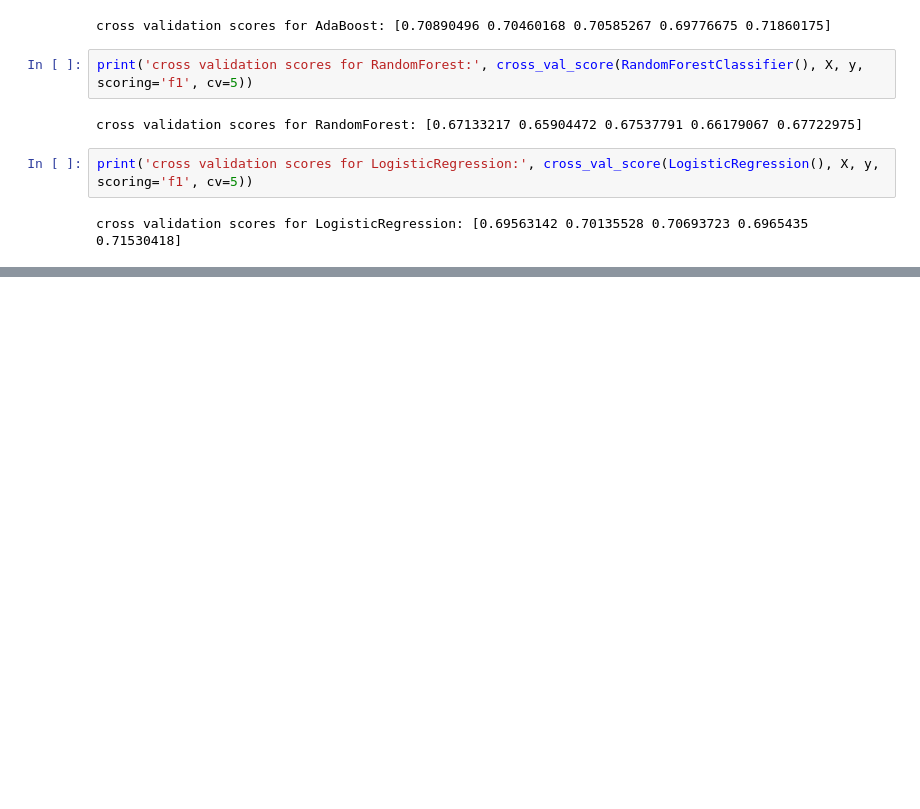
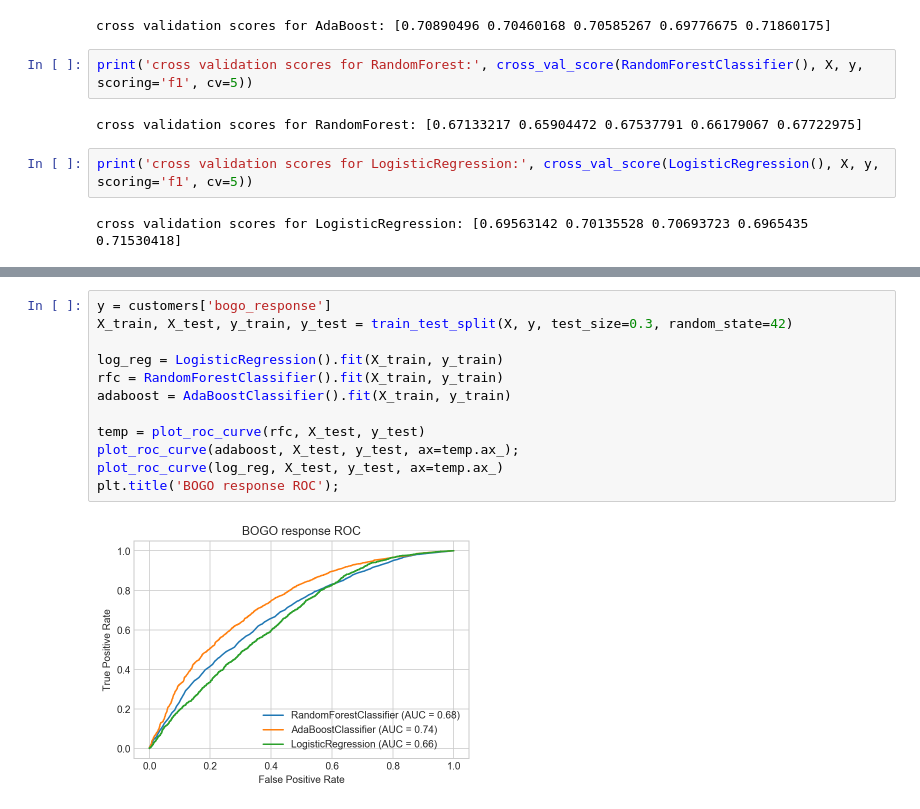
Before and after one commit to kevingao1136/Udacity_DataScience_Nanodegree, a Jupyter notebook: starbucks_capstone/Starbucks_Capstone_notebook.ipynb, the cells around one changed output, grey strips where cells are left out. Cells and saved outputs as stored; diff of their text form; blank space fills up the shorter version.

```diff
--- a/starbucks_capstone/Starbucks_Capstone_notebook.ipynb
+++ b/starbucks_capstone/Starbucks_Capstone_notebook.ipynb
@@ -297,0 +300,14 @@ plt.title('ROC comparison');
+# %%
+y = customers['bogo_response']
+X_train, X_test, y_train, y_test = train_test_split(X, y, test_size=0.3, random_state=42)
+
+log_reg = LogisticRegression().fit(X_train, y_train)
+rfc = RandomForestClassifier().fit(X_train, y_train)
+adaboost = AdaBoostClassifier().fit(X_train, y_train)
+
+temp = plot_roc_curve(rfc, X_test, y_test)
+plot_roc_curve(adaboost, X_test, y_test, ax=temp.ax_);
+plot_roc_curve(log_reg, X_test, y_test, ax=temp.ax_)
+plt.title('BOGO response ROC');
+# %% [output]
+[figure, added]
```
Also changed, not shown: parts of 17 cells of this notebook, 13 other files.
